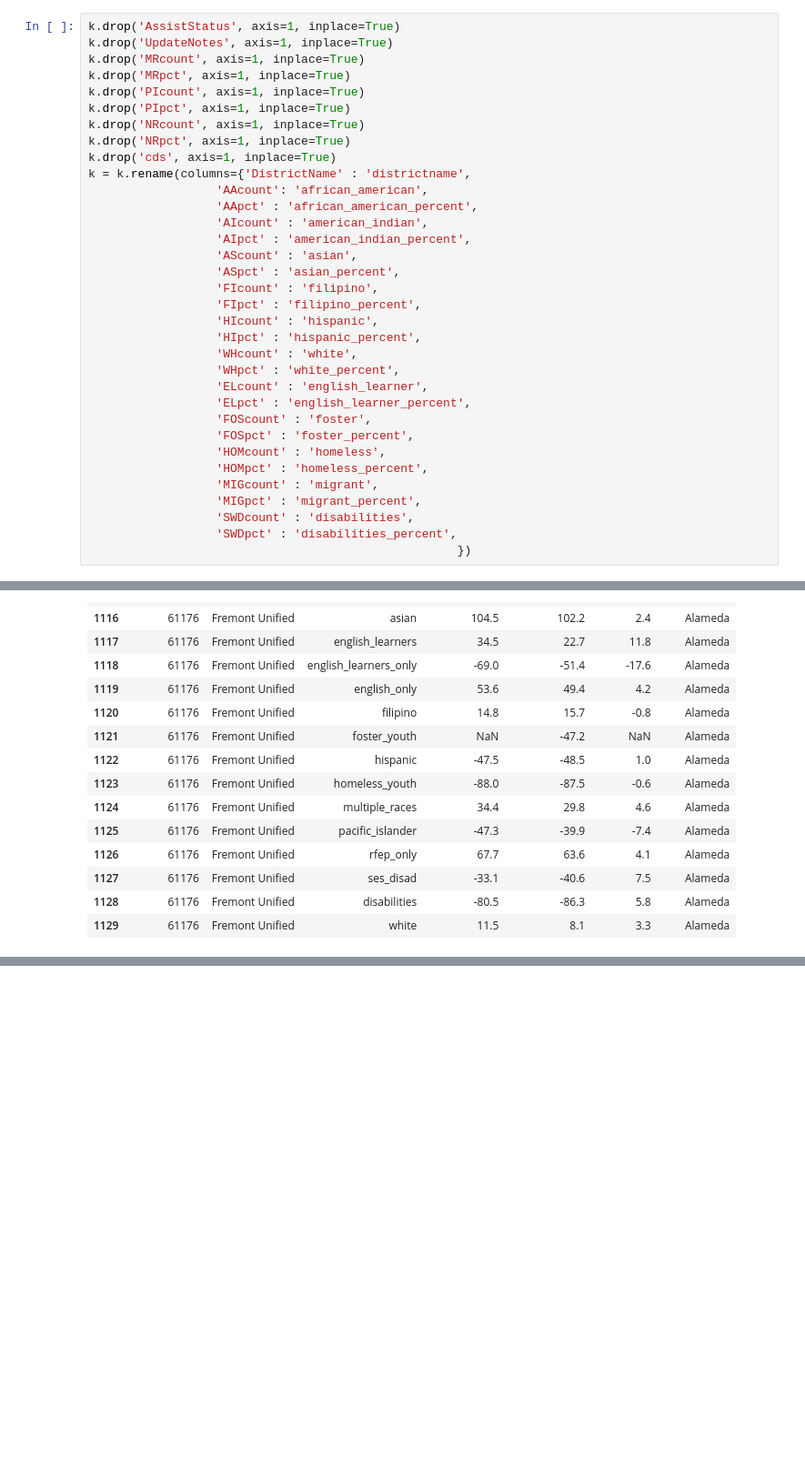
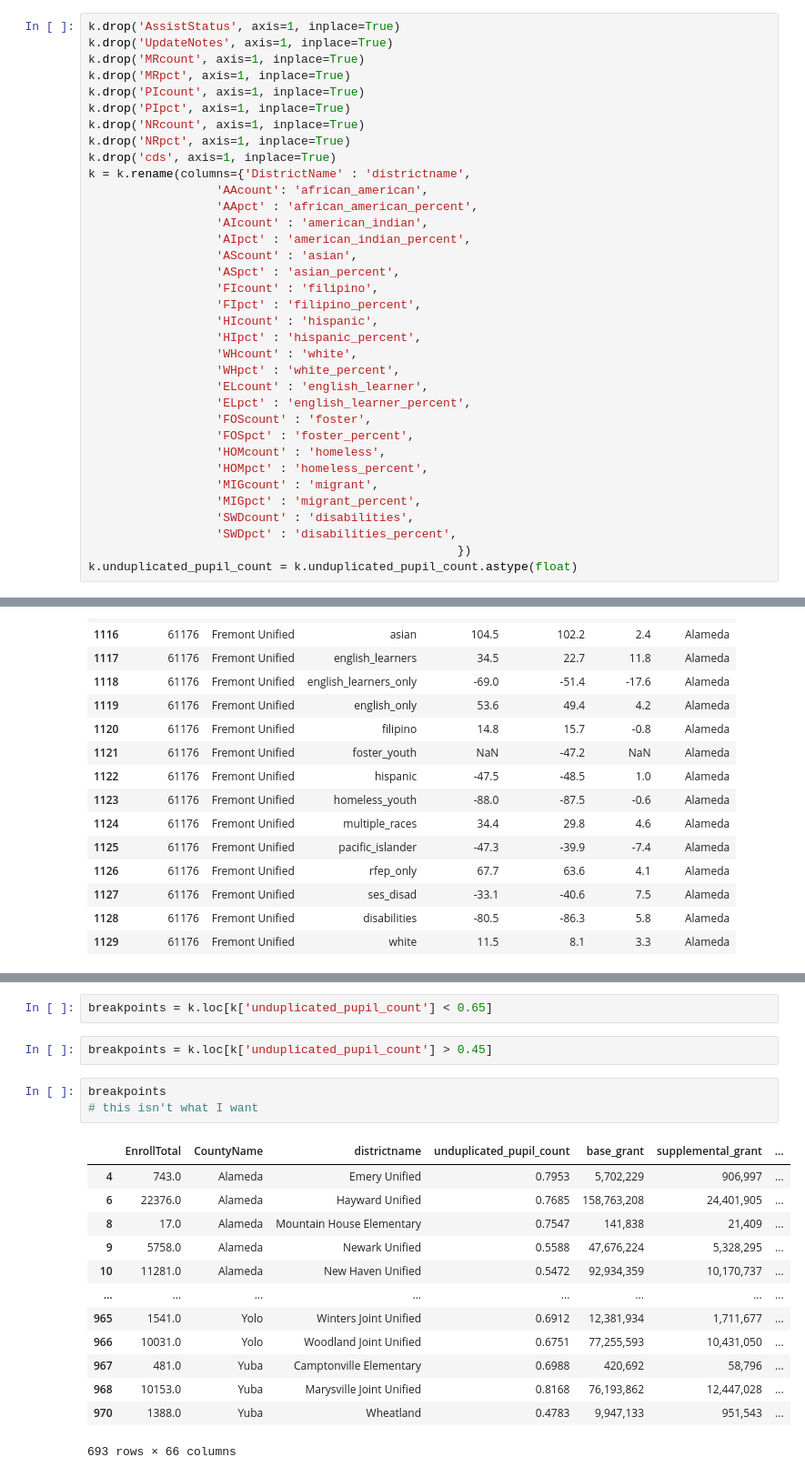
Before and after one commit to fiendskrah/finalcapstone, a Jupyter notebook: RDD.ipynb, the cells around one changed output, grey strips where cells are left out. Shown at 91% size. Saved outputs shown, nothing was run; the diff lists cells and outputs as text; blank space fills up the shorter version.

```diff
--- a/RDD.ipynb
+++ b/RDD.ipynb
@@ -144,6 +146,7 @@ k = k.rename(columns={'DistrictName' : 'districtname',
                   'SWDcount' : 'disabilities',
                   'SWDpct' : 'disabilities_percent',
                                                     })
+k.unduplicated_pupil_count = k.unduplicated_pupil_count.astype(float)
 # %%
 col_name = 'CountyName'
 first_col = k.pop(col_name)
@@ -265,0 +300,21 @@ income
+# %%
+breakpoints = k.loc[k['unduplicated_pupil_count'] < 0.65]
+# %%
+breakpoints = k.loc[k['unduplicated_pupil_count'] > 0.45]
+# %%
+breakpoints
+# this isn't what I want
+# %% [output]
+|  | EnrollTotal | CountyName | districtname | unduplicated_pupil_count | base_grant | supplemental_grant | ... |
+| 4 | 743.0 | Alameda | Emery Unified | 0.7953 | 5,702,229 | 906,997 | ... |
+| 6 | 22376.0 | Alameda | Hayward Unified | 0.7685 | 158,763,208 | 24,401,905 | ... |
+| 8 | 17.0 | Alameda | Mountain House Elementary | 0.7547 | 141,838 | 21,409 | ... |
+| 9 | 5758.0 | Alameda | Newark Unified | 0.5588 | 47,676,224 | 5,328,295 | ... |
+| 10 | 11281.0 | Alameda | New Haven Unified | 0.5472 | 92,934,359 | 10,170,737 | ... |
+| ... | ... | ... | ... | ... | ... | ... | ... |
+| 965 | 1541.0 | Yolo | Winters Joint Unified | 0.6912 | 12,381,934 | 1,711,677 | ... |
+| 966 | 10031.0 | Yolo | Woodland Joint Unified | 0.6751 | 77,255,593 | 10,431,050 | ... |
+| 967 | 481.0 | Yuba | Camptonville Elementary | 0.6988 | 420,692 | 58,796 | ... |
+| 968 | 10153.0 | Yuba | Marysville Joint Unified | 0.8168 | 76,193,862 | 12,447,028 | ... |
+| 970 | 1388.0 | Yuba | Wheatland | 0.4783 | 9,947,133 | 951,543 | ... |
+693 rows × 66 columns
```
Also changed, not shown: parts of 9 cells of this notebook.
